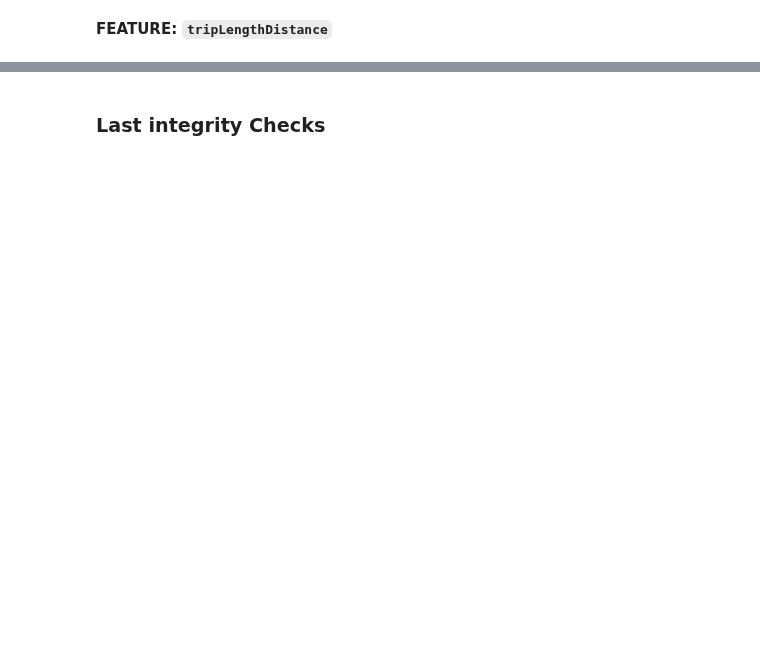
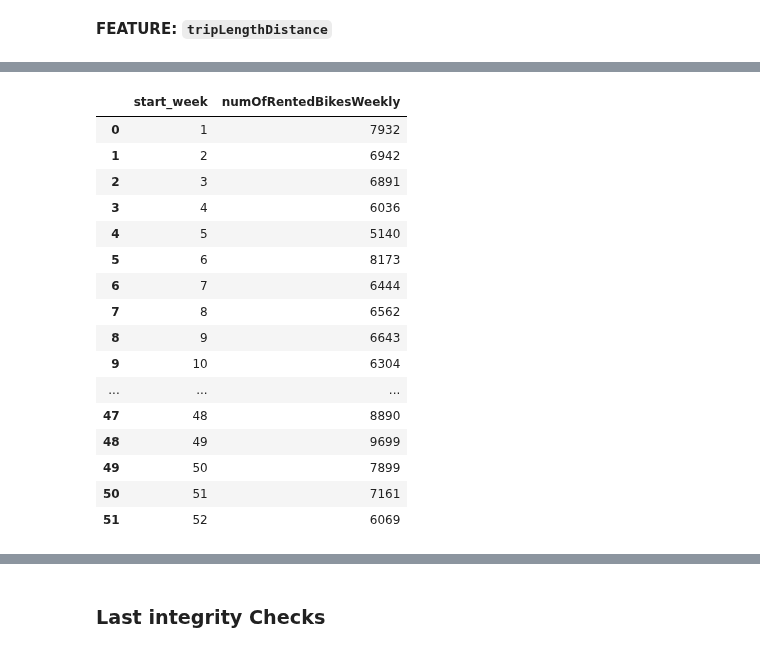
Before and after one commit to Hannah2800/AA_2022_PythonPandas, a Jupyter notebook: Task 1 - Data Collection and Preparation.ipynb, the cells around one changed output, grey strips where cells are left out. Cells and saved outputs as stored; diff of their text form; code cells hidden in the pictures; blank space fills up the shorter version.

Commit message:
New features for numOfRentedBikesXXX

```diff
--- a/Task 1 - Data Collection and Preparation.ipynb
+++ b/Task 1 - Data Collection and Preparation.ipynb
@@ -878,0 +904,5 @@ dfPhiladelphia.head()
+# %%
+# Overwrite temporary dataframe dfNumOfRentedBikes
+dfNumOfRentedBikes = dfPhiladelphia[["start_date"]]
+dfNumOfRentedBikes['numOfRentedBikesDaily'] = 0
+dfNumOfRentedBikes.head()
@@ -878,0 +921,4 @@ dfPhiladelphia.head()
+# %%
+# Calculate numOfRentedBikesDaily for each start_date
+dfNumOfRentedBikes = dfNumOfRentedBikes.groupby(["start_date"])['numOfRentedBikesDaily'].count().reset_index()
+dfNumOfRentedBikes
@@ -878,0 +939,4 @@ dfPhiladelphia.head()
+# %%
+# Merge dfNumOfRentedBikes into dfPhiladelphia
+dfPhiladelphia = pd.merge(dfPhiladelphia, dfNumOfRentedBikes, on=["start_date"], how="left")
+dfPhiladelphia
@@ -878,0 +959,5 @@ dfPhiladelphia.head()
+# %%
+# Overwrite temporary dataframe dfNumOfRentedBikes
+dfNumOfRentedBikes = dfPhiladelphia[["start_week"]]
+dfNumOfRentedBikes['numOfRentedBikesWeekly'] = 0
+dfNumOfRentedBikes.head()
@@ -878,0 +976,22 @@ dfPhiladelphia.head()
+# %%
+# Calculate numOfRentedBikesWeekly for each start_week
+dfNumOfRentedBikes = dfNumOfRentedBikes.groupby(["start_week"])['numOfRentedBikesWeekly'].count().reset_index()
+dfNumOfRentedBikes
+# %% [output]
+|  | start_week | numOfRentedBikesWeekly |
+| 0 | 1 | 7932 |
+| 1 | 2 | 6942 |
+| 2 | 3 | 6891 |
+| 3 | 4 | 6036 |
+| 4 | 5 | 5140 |
+| 5 | 6 | 8173 |
+| 6 | 7 | 6444 |
+| 7 | 8 | 6562 |
+| 8 | 9 | 6643 |
+| 9 | 10 | 6304 |
+| ... | ... | ... |
+| 47 | 48 | 8890 |
+| 48 | 49 | 9699 |
+| 49 | 50 | 7899 |
+| 50 | 51 | 7161 |
+| 51 | 52 | 6069 |
```
Also changed, not shown: parts of 31 cells of this notebook, 1 other file.
